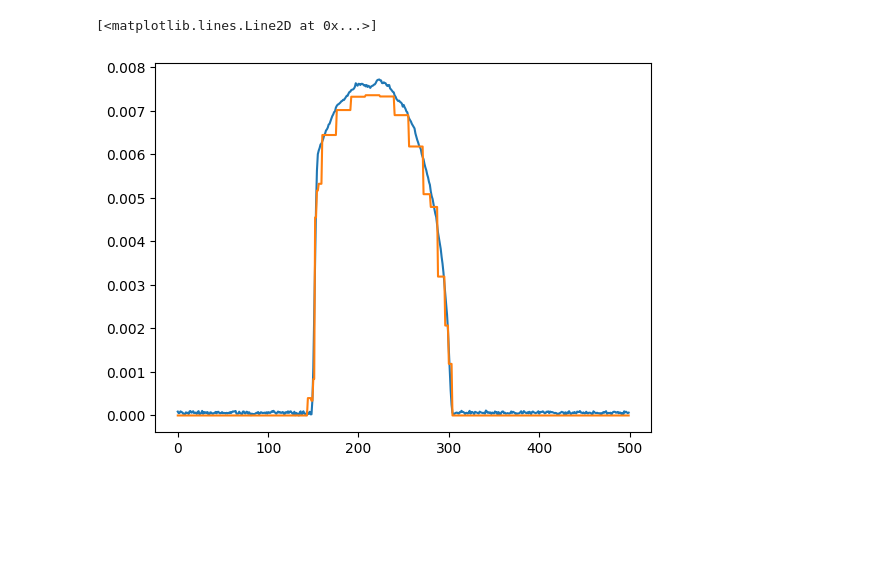
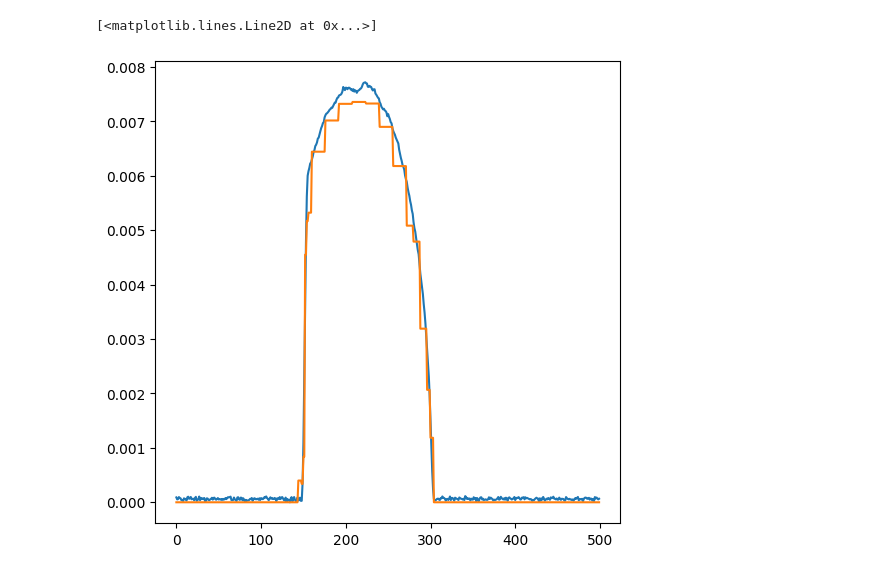
Before and after one commit to AlexGubkin/forInterview, a Jupyter notebook: rockProcessing/rockProcessing.ipynb, the cells around one changed output. Saved outputs shown, nothing was run; the diff lists cells and outputs as text; code cells hidden in the pictures; blank space fills up the shorter version.

```diff
--- a/rockProcessing/rockProcessing.ipynb
+++ b/rockProcessing/rockProcessing.ipynb
@@ -88,11 +89,12 @@ thresholdedDWTCoeffs = [pywt.threshold(coefficient, threshold, mode='soft') for
 fp = pywt.waverec(thresholdedDWTCoeffs, waveletType, mode='periodic')
 # %%
 figure, axis = plt.subplots()
+figure.set_size_inches(6, 6)
 axis.plot(x, p)
 axis.plot(x, fp)
 # %% [output]
 [<matplotlib.lines.Line2D at 0x...>]
-[figure, old version]
+[figure, new version]
 # %%
 fp = fp - np.min(fp)
 fp = fp/np.sum(fp)
```
Also changed, not shown: parts of 28 cells of this notebook.
